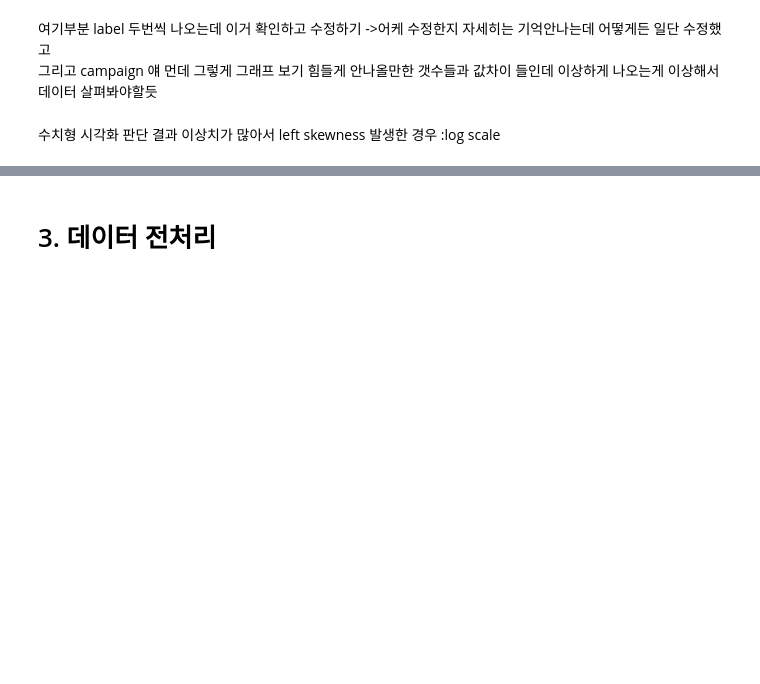
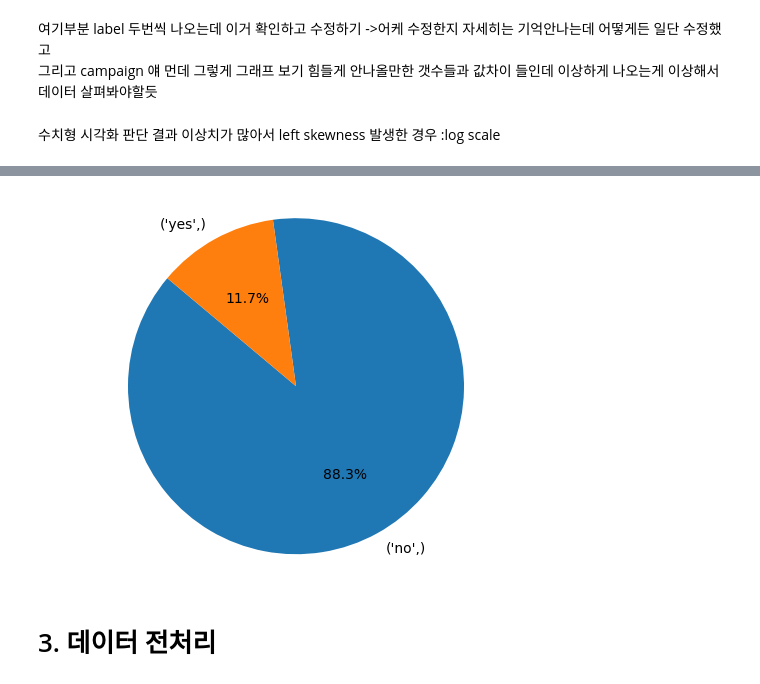
Before and after one commit to kyeob1107/sparta_ml, a Jupyter notebook: A09_곽승엽.ipynb, the cells around one changed output, grey strips where cells are left out. Saved outputs shown, nothing was run; the diff lists cells and outputs as text; code cells hidden in the pictures; blank space fills up the shorter version.

```diff
--- a/A09_곽승엽.ipynb
+++ b/A09_곽승엽.ipynb
@@ -435,0 +610,7 @@ previous 의 bin :  inf
+# %%
+y_train_counts = y_train.value_counts()
+plt.pie(y_train_counts, labels=y_train_counts.index, autopct='%1.1f%%', startangle=140)
+plt.axis('equal')  # 원형을 유지하도록 하는 옵션
+plt.show()
+# %% [output]
+[figure, added]
```
Also changed, not shown: parts of 17 cells of this notebook.
